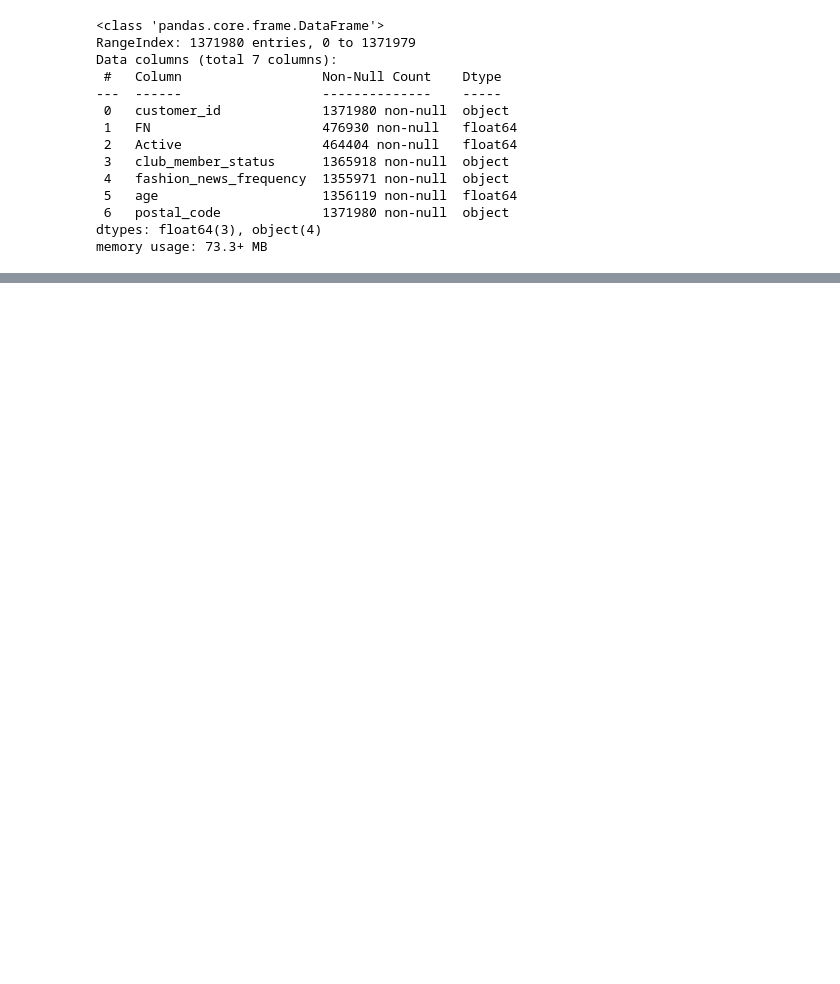
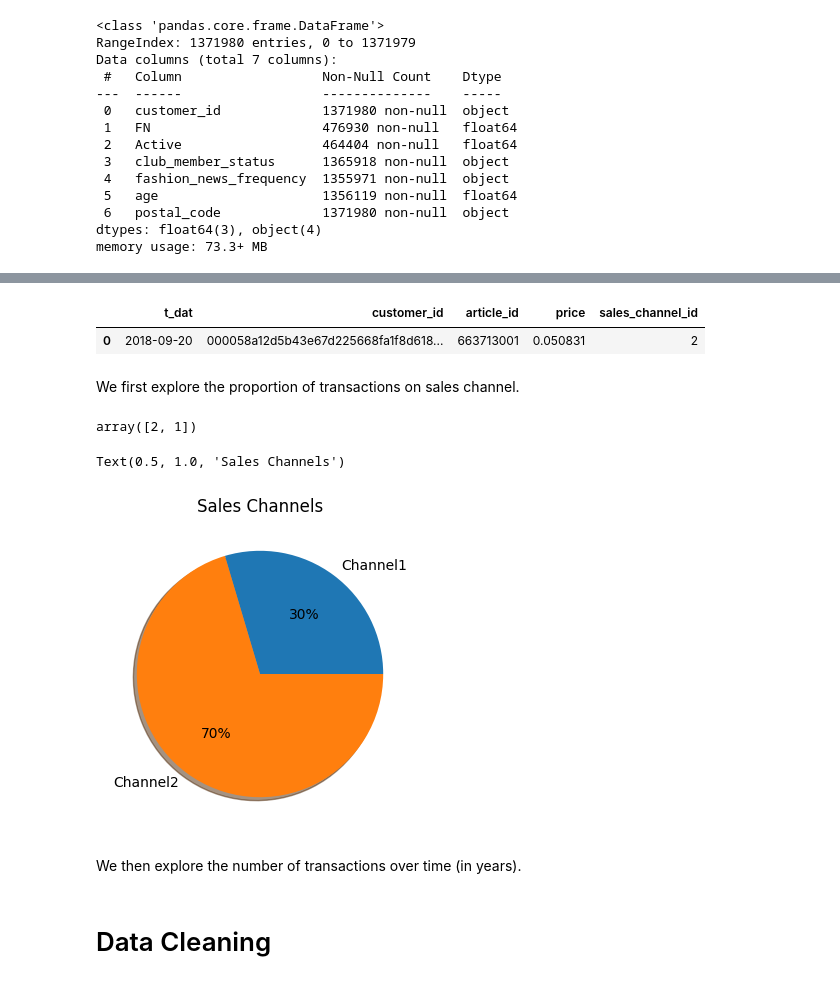
Before and after one commit to caoxi0312/FashionNet, a Jupyter notebook: ProjectEDA.ipynb, the cells around one changed output, grey strips where cells are left out. Saved outputs shown, nothing was run; the diff lists cells and outputs as text; code cells hidden in the pictures; blank space fills up the shorter version.

```diff
--- a/ProjectEDA.ipynb
+++ b/ProjectEDA.ipynb
@@ -316,0 +191,26 @@ filtered_transactions_df.to_csv("filtered_transactions.csv")
+# %%
+transactions.head(1)
+# %% [output]
+|  | t_dat | customer_id | article_id | price | sales_channel_id |
+| 0 | 2018-09-20 | 000058a12d5b43e67d225668fa1f8d618... | 663713001 | 0.050831 | 2 |
+# %% [markdown]
+We first explore the proportion of transactions on sales channel.
+# %%
+transactions['sales_channel_id'].unique()
+# %% [output]
+array([2, 1])
+# %%
+channel_1_proportion = len(transactions[transactions['sales_channel_id']==1])/len(transactions)
+channel_2_proportion = len(transactions[transactions['sales_channel_id']==2])/len(transactions)
+# %%
+plt.figure(figsize=(4, 4))
+labels = ['Channel1', 'Channel2']
+channel_1 = transactions[transactions['sales_channel_id']==1]
+size = [channel_1_proportion, channel_2_proportion]
+plt.pie(size, labels = labels, shadow=True, autopct='%.0f%%')
+plt.title('Sales Channels')
+# %% [output]
+Text(0.5, 1.0, 'Sales Channels')
+[figure, added]
+# %% [markdown]
+We then explore the number of transactions over time (in years).
@@ -316,0 +229,2 @@ filtered_transactions_df.to_csv("filtered_transactions.csv")
+# %% [markdown]
+# Data Cleaning
```
Also changed, not shown: parts of 54 cells of this notebook, 3 other files.
